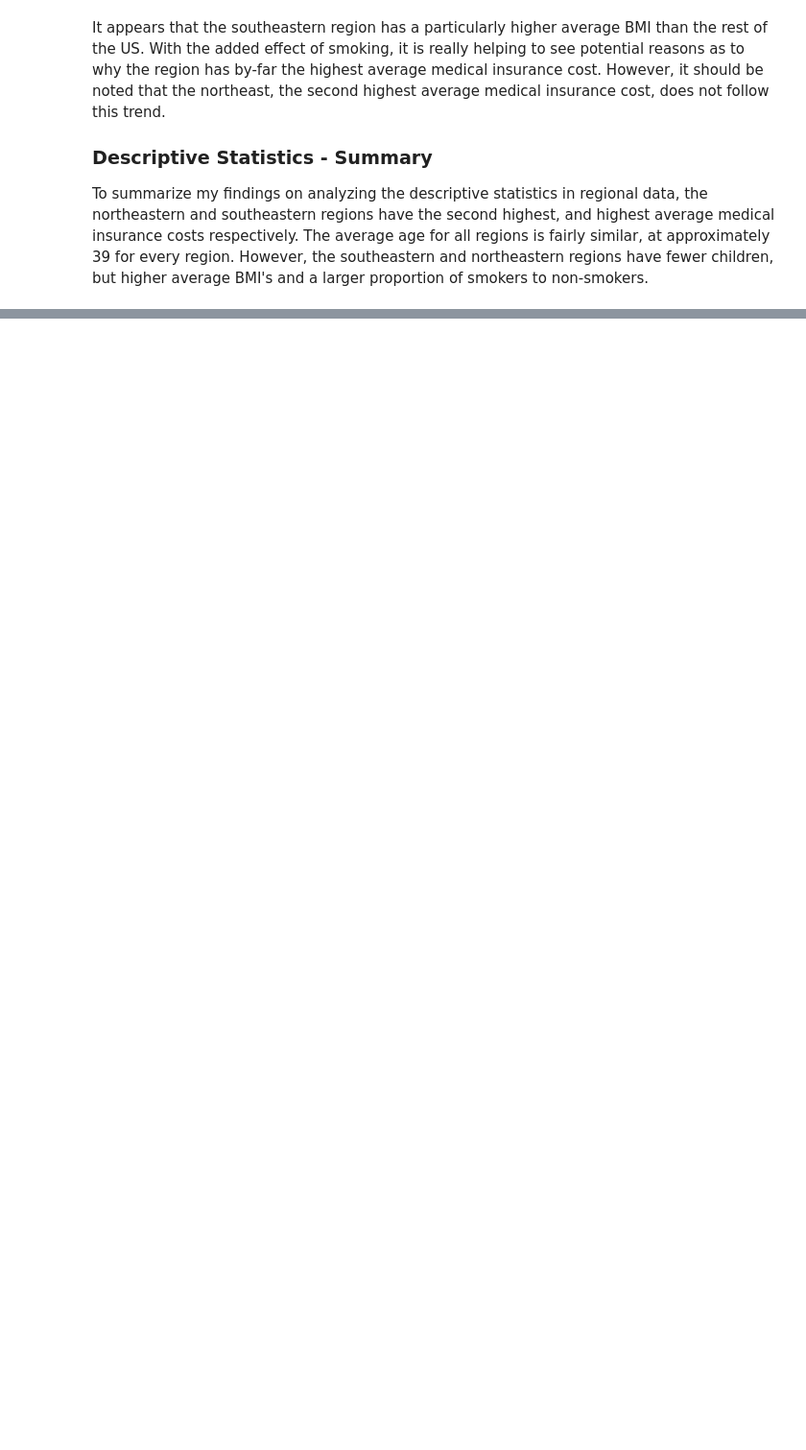
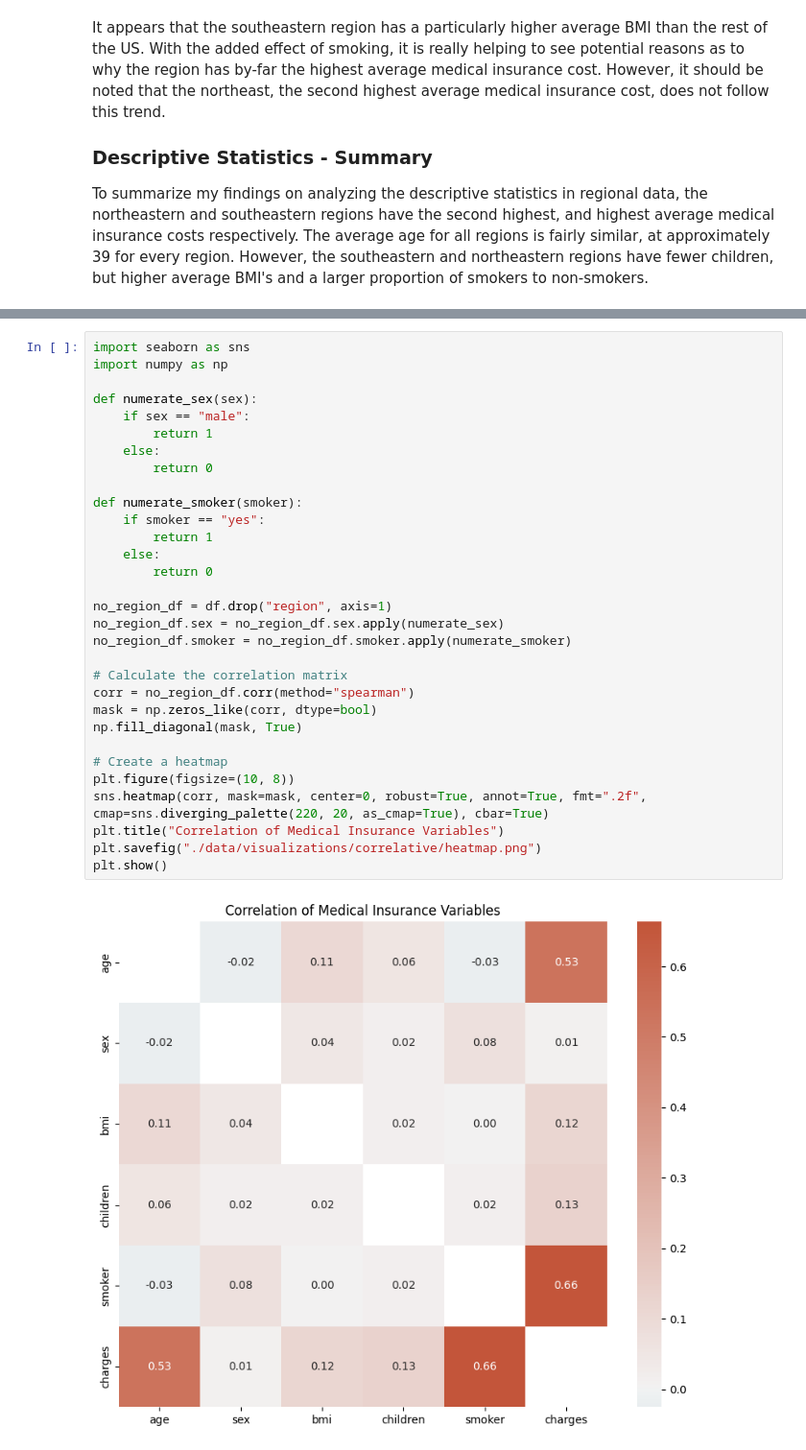
Before and after one commit to charliemarshall1996/regional-us-personal-medical-insurance-analysis, a Jupyter notebook: analysis.ipynb, the cells around one changed output, grey strips where cells are left out. Shown at 96% size. Cells and saved outputs as stored; diff of their text form; blank space fills up the shorter version.

```diff
--- a/analysis.ipynb
+++ b/analysis.ipynb
@@ -241,0 +253,33 @@ To summarize my findings on analyzing the descriptive statistics in regional dat
+# %%
+import seaborn as sns
+import numpy as np
+
+def numerate_sex(sex):
+    if sex == "male":
+        return 1
+    else:
+        return 0
+
+def numerate_smoker(smoker):
+    if smoker == "yes":
+        return 1
+    else:
+        return 0
+
+no_region_df = df.drop("region", axis=1)
+no_region_df.sex = no_region_df.sex.apply(numerate_sex)
+no_region_df.smoker = no_region_df.smoker.apply(numerate_smoker)
+
+# Calculate the correlation matrix
+corr = no_region_df.corr(method="spearman")
+mask = np.zeros_like(corr, dtype=bool)
+np.fill_diagonal(mask, True)
+
+# Create a heatmap
+plt.figure(figsize=(10, 8))
+sns.heatmap(corr, mask=mask, center=0, robust=True, annot=True, fmt=".2f", cmap=sns.diverging_palette(220, 20, as_cmap=True), cbar=True)
+plt.title("Correlation of Medical Insurance Variables")
+plt.savefig("./data/visualizations/correlative/heatmap.png")
+plt.show()
+# %% [output]
+[figure, added]
```
Also changed, not shown: parts of 13 cells of this notebook, 4 other files.
